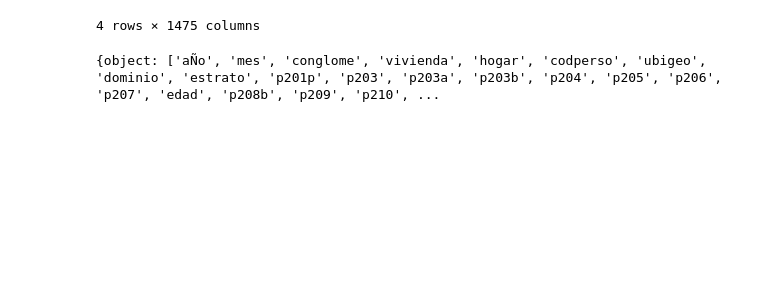
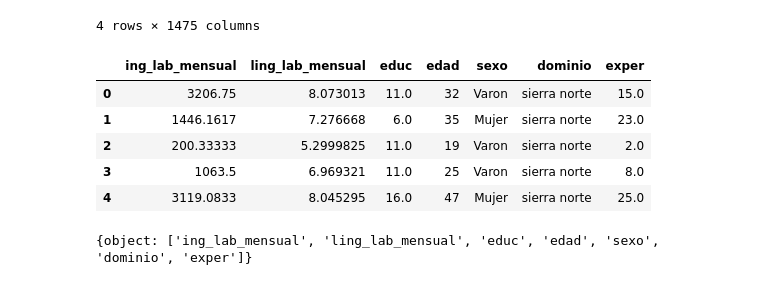
Before and after one commit to llukitas/Machine_Learning_Tutorial, a Jupyter notebook: 01_Regression/Regression_Mincer.ipynb, the cells around one changed output. Drawn from its saved outputs; the diff is of its cells as text; code cells hidden in the pictures; blank space fills up the shorter version.

```diff
--- a/01_Regression/Regression_Mincer.ipynb
+++ b/01_Regression/Regression_Mincer.ipynb
@@ -29,10 +33,20 @@ df_enaho2022.head(4)
 | 2 | 2022 | 08 | 015002 | 002 | 11 | 04 | 010101 | sierra norte | de 20 000 a 49 999 habitantes | 20220150020021104 | ... | ... |
 | 3 | 2022 | 03 | 015080 | 041 | 11 | 01 | 010101 | sierra norte | area de empadronamiento rural (ae... | 20220150800411101 | ... | ... |
 4 rows × 1475 columns
+# %%
+df_mincer=df_enaho2022[["ing_lab_mensual","ling_lab_mensual","educ","edad","sexo","dominio","exper"]]
+df_mincer.head()
+# %% [output]
+|  | ing_lab_mensual | ling_lab_mensual | educ | edad | sexo | dominio | exper |
+| 0 | 3206.75 | 8.073013 | 11.0 | 32 | Varon | sierra norte | 15.0 |
+| 1 | 1446.1617 | 7.276668 | 6.0 | 35 | Mujer | sierra norte | 23.0 |
+| 2 | 200.33333 | 5.2999825 | 11.0 | 19 | Varon | sierra norte | 2.0 |
+| 3 | 1063.5 | 6.969321 | 11.0 | 25 | Varon | sierra norte | 8.0 |
+| 4 | 3119.0833 | 8.045295 | 16.0 | 47 | Mujer | sierra norte | 25.0 |
 # %%
 # Viendo las variables por tipo de datos
-tipos = df_enaho2022.columns.to_series().groupby(df_enaho2022.dtypes).groups
+tipos = df_mincer.columns.to_series().groupby(df_mincer.dtypes).groups
 tipos
 # %% [output]
-{object: ['aÑo', 'mes', 'conglome', 'vivienda', 'hogar', 'codperso', 'ubigeo', 'dominio', 'estrato', 'p201p', 'p203', 'p203a', 'p203b', 'p204', 'p205', 'p206', 'p207', 'edad', 'p208b', 'p209', 'p210', ...
+{object: ['ing_lab_mensual', 'ling_lab_mensual', 'educ', 'edad', 'sexo', 'dominio', 'exper']}
 # %%
```
Also changed, not shown: parts of 31 cells of this notebook.
